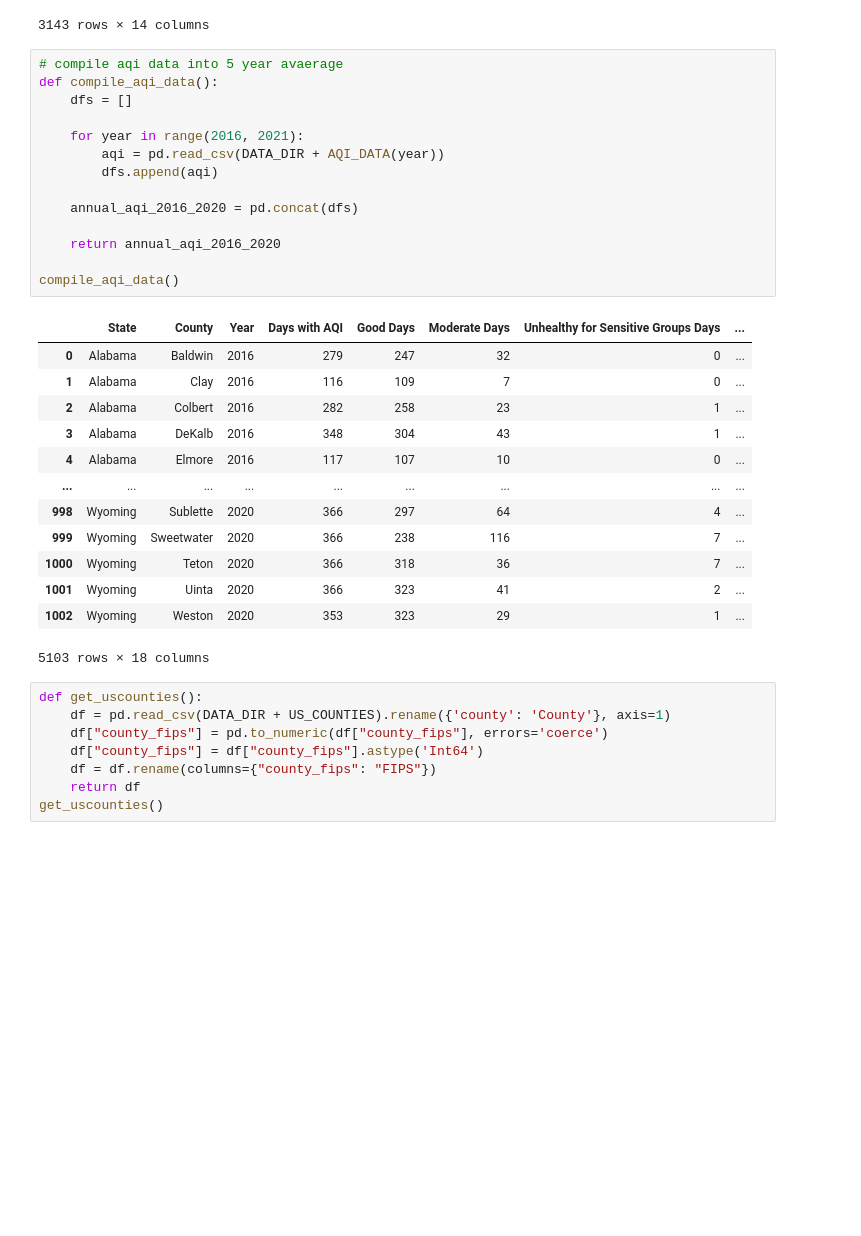
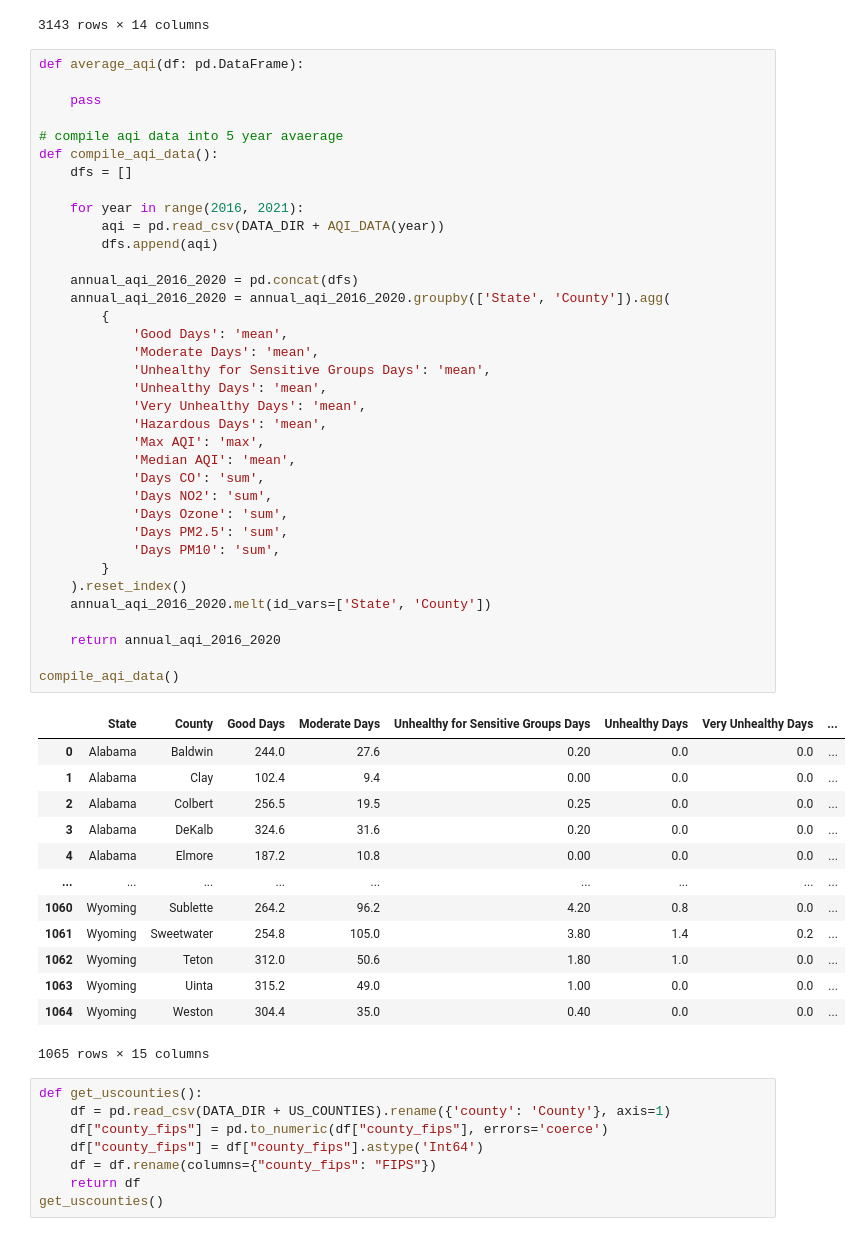
Before and after one commit to TheDeafOne/aqi-and-cancer, a Jupyter notebook: aqi_cancer_eda.ipynb, the cells around one changed output. Saved outputs shown, nothing was run; the diff lists cells and outputs as text; blank space fills up the shorter version.

Commit message:
averaging aqi data

```diff
--- a/aqi_cancer_eda.ipynb
+++ b/aqi_cancer_eda.ipynb
@@ -38,33 +38,55 @@ get_cancer_data()
 | 3143 | Virginia | York County | 51199 | data not available | NaN | data not available | ... |
 3143 rows × 14 columns
 # %%
+def average_aqi(df: pd.DataFrame):
+
+    pass
+
 # compile aqi data into 5 year avaerage
 def compile_aqi_data():
     dfs = []
 
     for year in range(2016, 2021):
         aqi = pd.read_csv(DATA_DIR + AQI_DATA(year))
         dfs.append(aqi)
 
     annual_aqi_2016_2020 = pd.concat(dfs)
+    annual_aqi_2016_2020 = annual_aqi_2016_2020.groupby(['State', 'County']).agg(
+        {
+            'Good Days': 'mean',
+            'Moderate Days': 'mean',
+            'Unhealthy for Sensitive Groups Days': 'mean',
+            'Unhealthy Days': 'mean',
+            'Very Unhealthy Days': 'mean',
+            'Hazardous Days': 'mean',
+            'Max AQI': 'max',
+            'Median AQI': 'mean',
+            'Days CO': 'sum',
+            'Days NO2': 'sum',
+            'Days Ozone': 'sum',
+            'Days PM2.5': 'sum',
+            'Days PM10': 'sum',
+        }
+    ).reset_index()
+    annual_aqi_2016_2020.melt(id_vars=['State', 'County'])
 
     return annual_aqi_2016_2020
 
 compile_aqi_data()
 # %% [output]
-|  | State | County | Year | Days with AQI | Good Days | Moderate Days | Unhealthy for Sensitive Groups Days | ... |
-| 0 | Alabama | Baldwin | 2016 | 279 | 247 | 32 | 0 | ... |
-| 1 | Alabama | Clay | 2016 | 116 | 109 | 7 | 0 | ... |
-| 2 | Alabama | Colbert | 2016 | 282 | 258 | 23 | 1 | ... |
-| 3 | Alabama | DeKalb | 2016 | 348 | 304 | 43 | 1 | ... |
-| 4 | Alabama | Elmore | 2016 | 117 | 107 | 10 | 0 | ... |
+|  | State | County | Good Days | Moderate Days | Unhealthy for Sensitive Groups Days | Unhealthy Days | Very Unhealthy Days | ... |
+| 0 | Alabama | Baldwin | 244.0 | 27.6 | 0.20 | 0.0 | 0.0 | ... |
+| 1 | Alabama | Clay | 102.4 | 9.4 | 0.00 | 0.0 | 0.0 | ... |
+| 2 | Alabama | Colbert | 256.5 | 19.5 | 0.25 | 0.0 | 0.0 | ... |
+| 3 | Alabama | DeKalb | 324.6 | 31.6 | 0.20 | 0.0 | 0.0 | ... |
+| 4 | Alabama | Elmore | 187.2 | 10.8 | 0.00 | 0.0 | 0.0 | ... |
 | ... | ... | ... | ... | ... | ... | ... | ... | ... |
-| 998 | Wyoming | Sublette | 2020 | 366 | 297 | 64 | 4 | ... |
-| 999 | Wyoming | Sweetwater | 2020 | 366 | 238 | 116 | 7 | ... |
-| 1000 | Wyoming | Teton | 2020 | 366 | 318 | 36 | 7 | ... |
-| 1001 | Wyoming | Uinta | 2020 | 366 | 323 | 41 | 2 | ... |
-| 1002 | Wyoming | Weston | 2020 | 353 | 323 | 29 | 1 | ... |
+| 1060 | Wyoming | Sublette | 264.2 | 96.2 | 4.20 | 0.8 | 0.0 | ... |
+| 1061 | Wyoming | Sweetwater | 254.8 | 105.0 | 3.80 | 1.4 | 0.2 | ... |
+| 1062 | Wyoming | Teton | 312.0 | 50.6 | 1.80 | 1.0 | 0.0 | ... |
+| 1063 | Wyoming | Uinta | 315.2 | 49.0 | 1.00 | 0.0 | 0.0 | ... |
+| 1064 | Wyoming | Weston | 304.4 | 35.0 | 0.40 | 0.0 | 0.0 | ... |
-5103 rows × 18 columns
+1065 rows × 15 columns
 # %%
 def get_uscounties():
     df = pd.read_csv(DATA_DIR + US_COUNTIES).rename({'county': 'County'}, axis=1)
```
